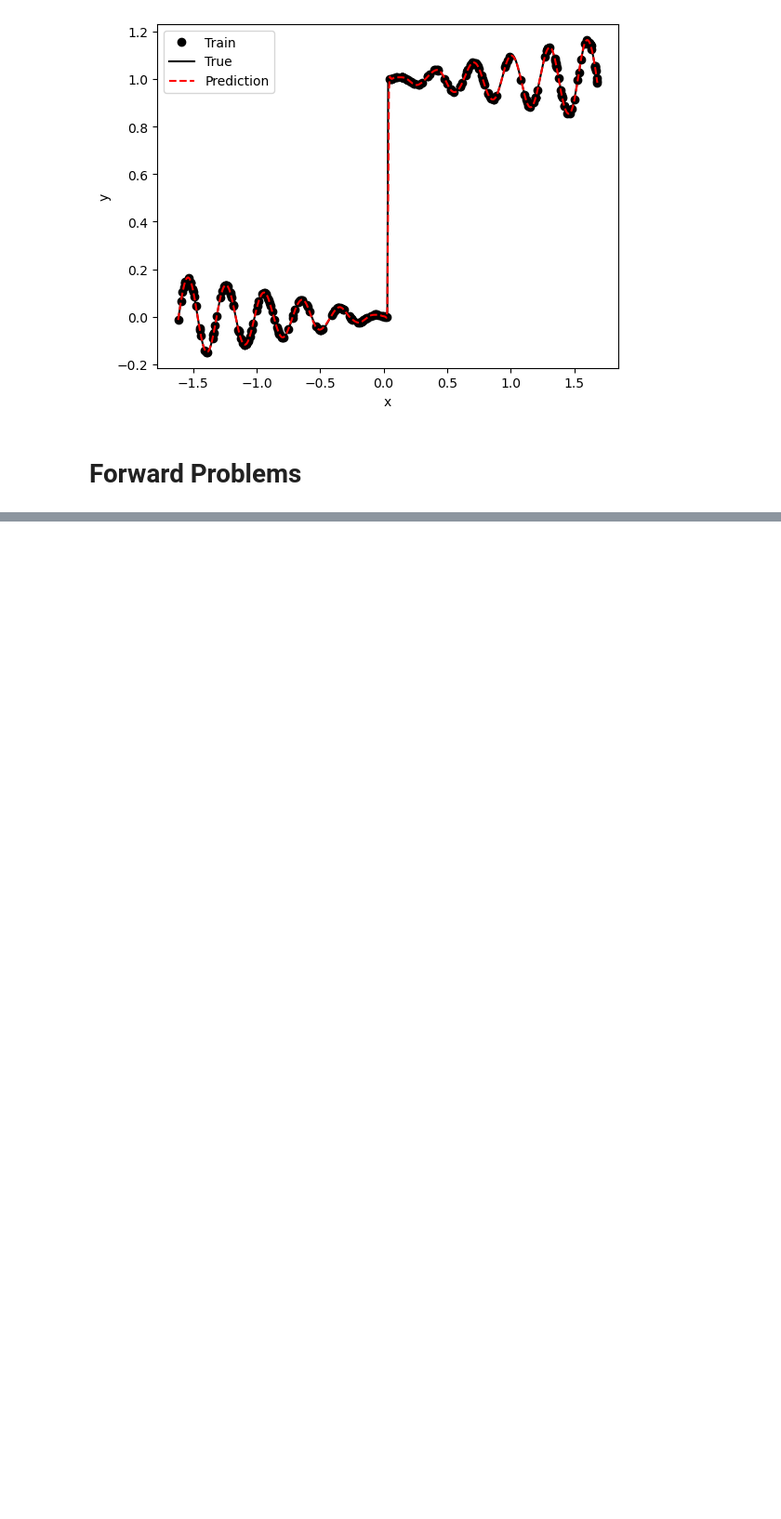
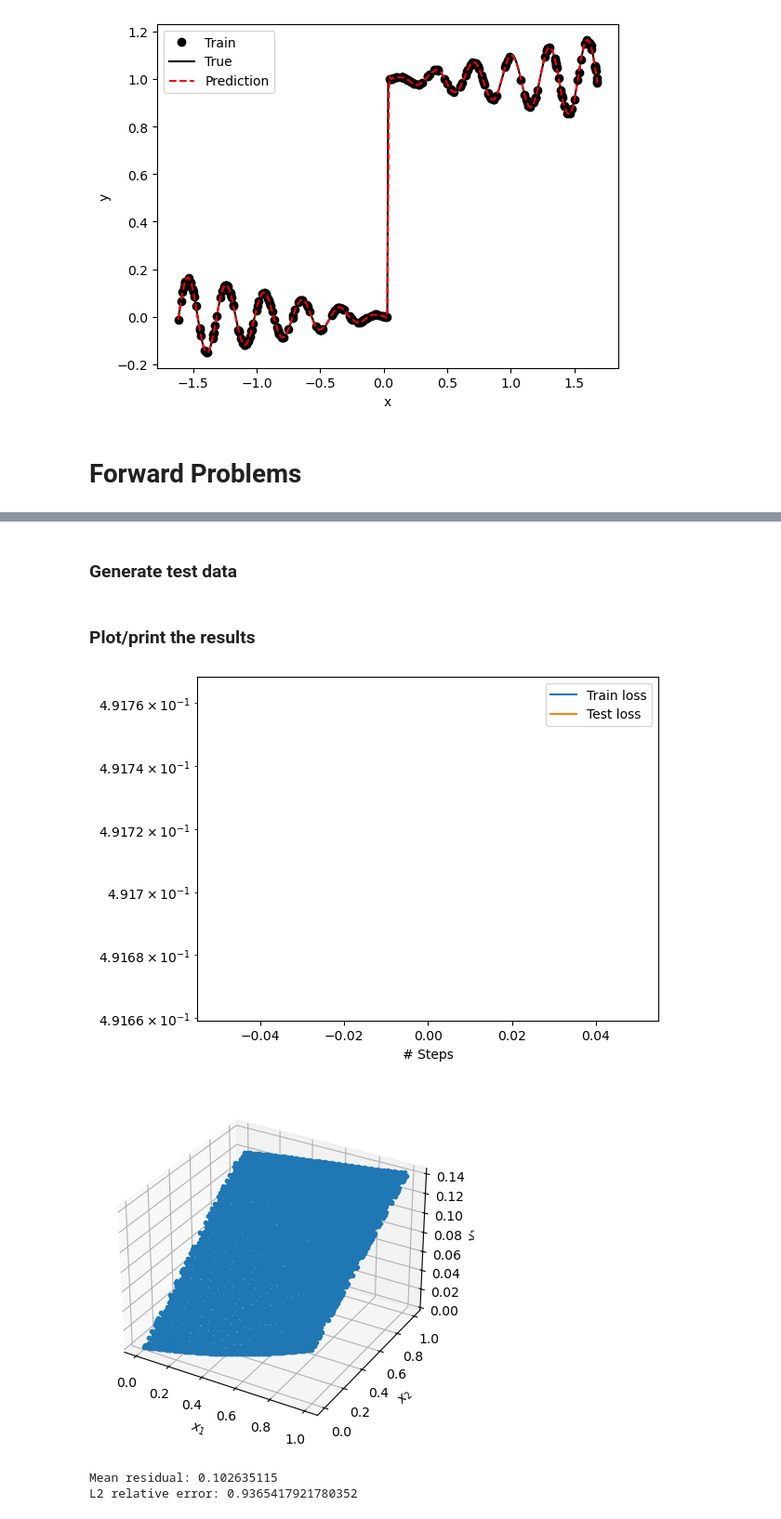
Before and after one commit to imriaharoni/PINN_Workshop, a Jupyter notebook: DeppXDE/Test_DeepXDE.ipynb, the cells around one changed output, grey strips where cells are left out. Shown: that part at 93% size. Cells and saved outputs as stored; diff of their text form; code cells hidden in the pictures; blank space fills up the shorter version.

```diff
--- a/DeppXDE/Test_DeepXDE.ipynb
+++ b/DeppXDE/Test_DeepXDE.ipynb
@@ -137,0 +193,2 @@ The exact solution is
+# %%
+net = dde.nn.FNN([2] + [20] * 3 + [1], "tanh", "Glorot normal")
@@ -137,0 +197,3 @@ The exact solution is
+# %%
+model = dde.Model(data, net)
+model.compile("adam", lr=1e-3)
@@ -137,0 +205,2 @@ The exact solution is
+# %%
+losshistory, train_state = model.train(iterations=20000)
@@ -137,0 +209,3 @@ The exact solution is
+# %%
+model.compile("L-BFGS-B")
+losshistory, train_state = model.train()
@@ -137,0 +227,2 @@ The exact solution is
+# %% [markdown]
+### Generate test data
@@ -137,0 +277,15 @@ The exact solution is
+# %% [markdown]
+### Plot/print the results
+# %%
+dde.saveplot(losshistory, train_state, issave=False, isplot=True)
+X, y_true = gen_testdata()
+y_pred = model.predict(X)
+f = model.predict(X, operator=pde)
+print("Mean residual:", np.mean(np.absolute(f)))
+print("L2 relative error:", dde.metrics.l2_relative_error(y_true, y_pred))
+np.savetxt("test.dat", np.hstack((X, y_true, y_pred)))
+# %% [output]
+[figure, added]
+[figure, added]
+Mean residual: 0.102635115
+L2 relative error: 0.9365417921780352
```
Also changed, not shown: parts of 25 cells of this notebook, 7 other files.
